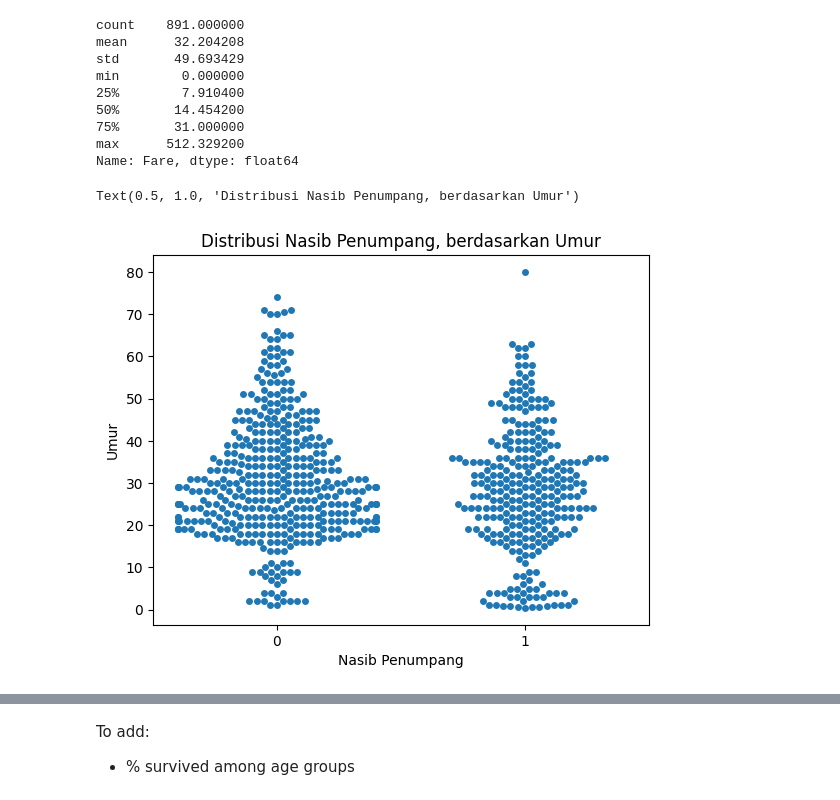
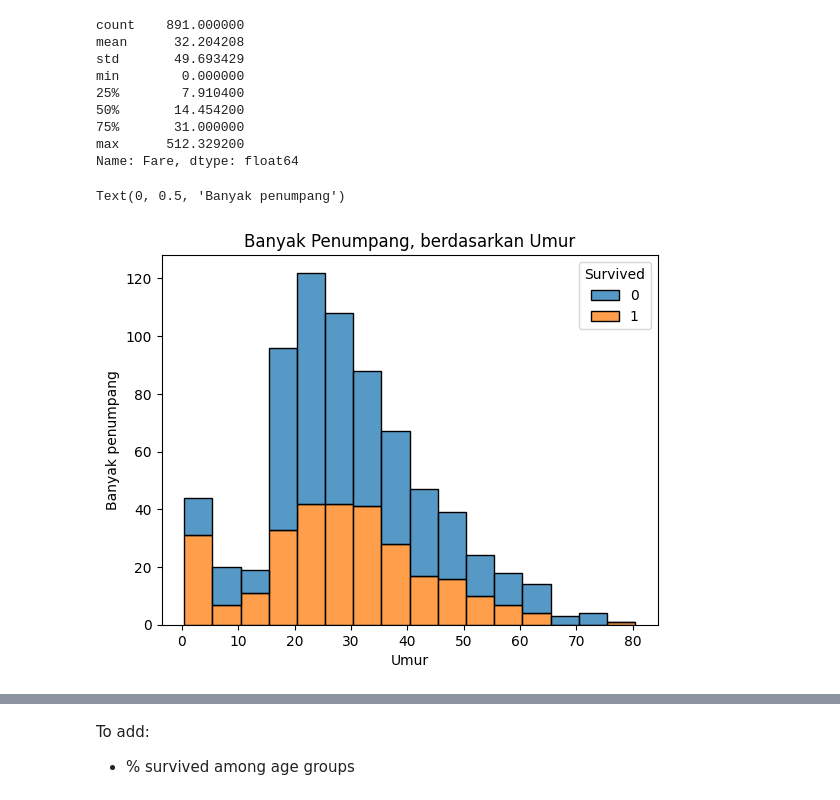
Before and after one commit to thoriqfarras/titanic_survivor_prediction, a Jupyter notebook: ml_titanic.ipynb, the cells around one changed output, grey strips where cells are left out. Saved outputs shown, nothing was run; the diff lists cells and outputs as text; code cells hidden in the pictures.

Commit message:
add visualizations

```diff
--- a/ml_titanic.ipynb
+++ b/ml_titanic.ipynb
@@ -62,0 +46,17 @@ passengers
+# %%
+passengers = pd.read_csv('https://raw.githubusercontent.com/thoriqfarras/titanic_survivor_prediction/main/train.csv')
+
+def translate(initial):
+  if initial == 'C':
+    return 'Cherbourg'
+  elif initial == 'Q':
+    return 'Queenstown'
+  elif initial == 'S':
+    return 'Southampton'
+
+passengers['Sex_qn'] = passengers['Sex'].apply(lambda s: 0 if s == 'male' else 1)
+passengers['Embarked'] = passengers['Embarked'].map(translate)
+passengers['Embarked_qn'] = passengers['Embarked'].apply(lambda e: 0 if e == 'C' else (1 if e == 'Q' else 2))
+passengers['Survived_ql'] = passengers['Survived'].apply(lambda s: 'yes' if s == 1 else 'no')
+passengers['SibSp_ql'] = passengers['SibSp'].apply(lambda s: str(s))
+passengers
@@ -92,11 +118,11 @@ min        0.000000
 75%       31.000000
 max      512.329200
 Name: Fare, dtype: float64
-# %%
-sns.swarmplot(x=passengers['Survived'], y=passengers['Age'])
-plt.ylabel('Umur')
-plt.xlabel('Nasib Penumpang')
-plt.title('Distribusi Nasib Penumpang, berdasarkan Umur')
-# %% [output]
-Text(0.5, 1.0, 'Distribusi Nasib Penumpang, berdasarkan Umur')
-[figure, removed]
+# %%
+sns.histplot(x=passengers['Age'], hue=passengers['Survived'], multiple='stack', binwidth=5)
+plt.title('Banyak Penumpang, berdasarkan Umur')
+plt.xlabel('Umur')
+plt.ylabel('Banyak penumpang')
+# %% [output]
+Text(0, 0.5, 'Banyak penumpang')
+[figure, added]
```
Also changed, not shown: parts of 14 cells of this notebook.
